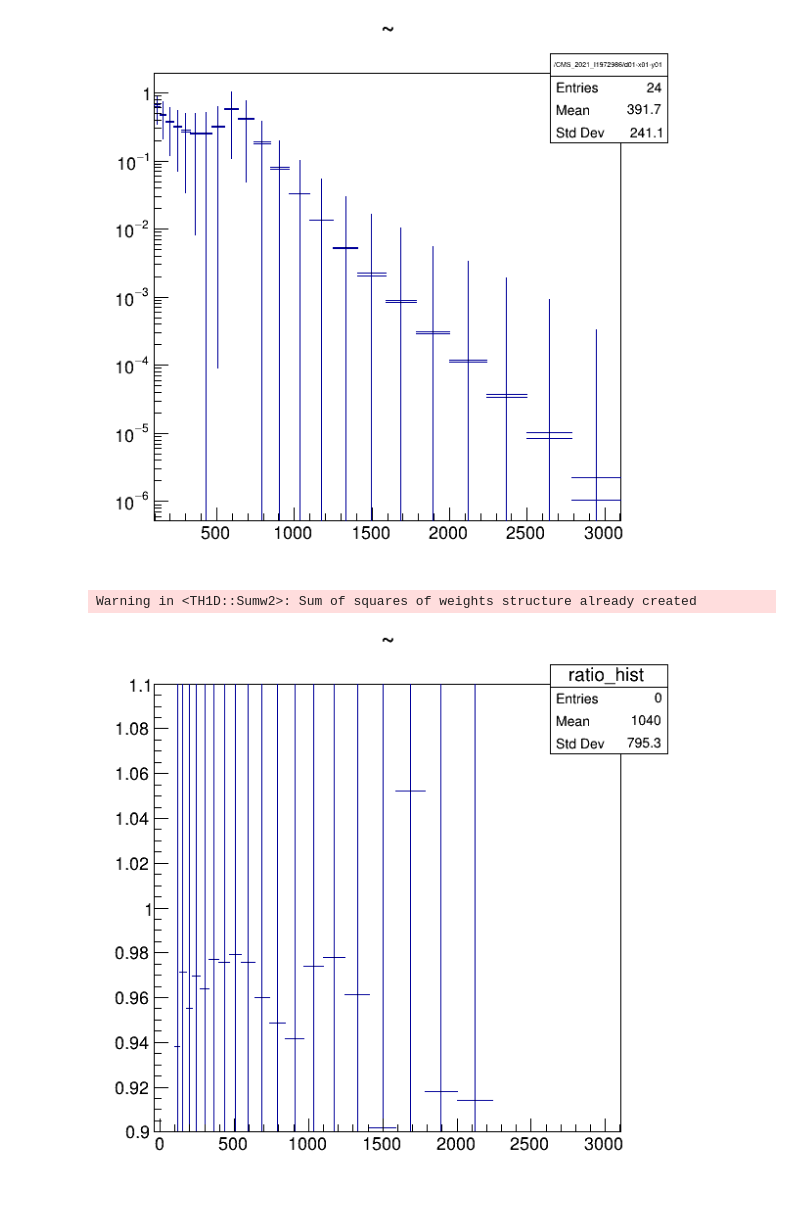
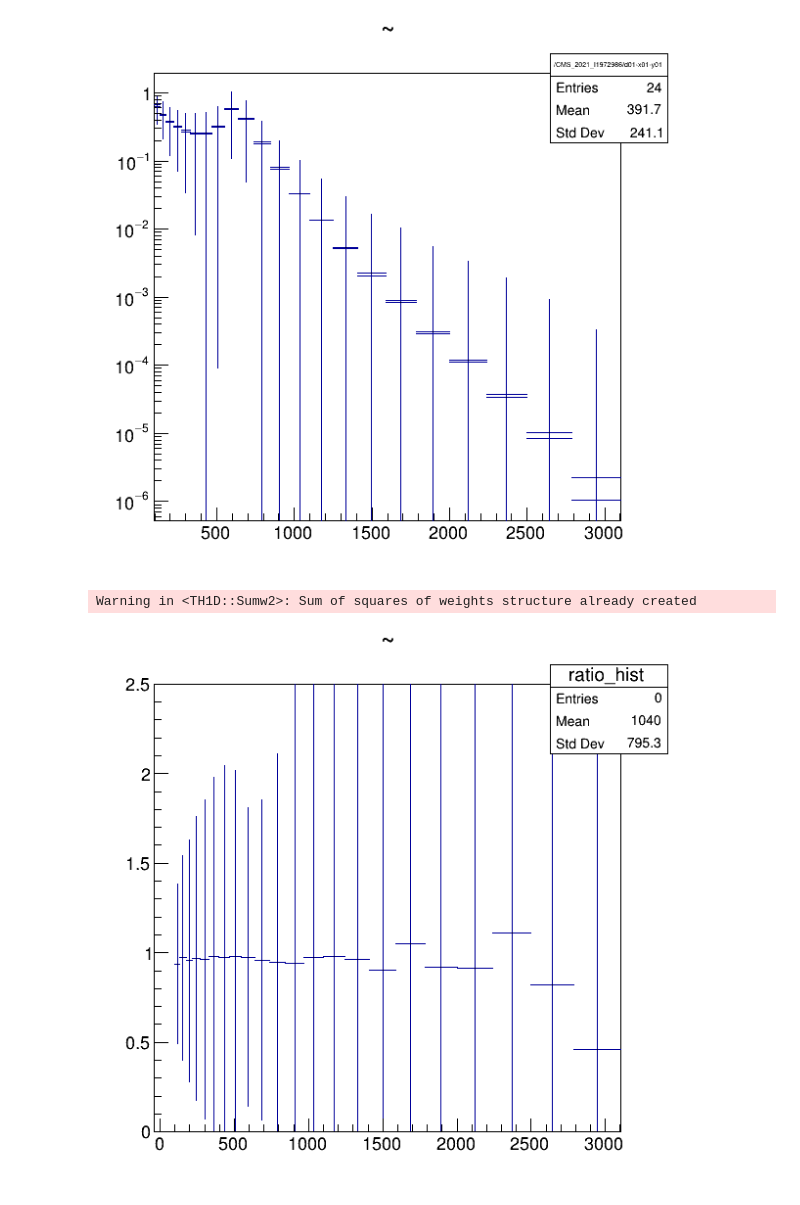
Before and after one commit to AliAlkadhim/NPC_Jets, a Jupyter notebook: rivet+pythia/plots/root/Untitled.ipynb, the cells around one changed output. Cells and saved outputs as stored; diff of their text form; code cells hidden in the pictures.

```diff
--- a/rivet+pythia/plots/root/Untitled.ipynb
+++ b/rivet+pythia/plots/root/Untitled.ipynb
@@ -35,19 +35,19 @@ hist_pre.Draw("SAME")
 [figure]
 # %%
 ratio_hist = hist_post.Clone("ratio_hist")
-ratio_hist.SetMinimum(0.9)
-ratio_hist.SetMaximum(1.1)
+ratio_hist.SetMinimum(0)
+ratio_hist.SetMaximum(2.5)
 x=ratio_hist.GetXaxis()
 ratio_hist.SetAxisRange(0,3000)
 
 ratio_hist.Sumw2()
 ratio_hist.Divide(hist_pre)
 c = ROOT.TCanvas("", "", 600, 600)
 
 c.Draw()
 ratio_hist.Draw()
 # %% [output]
 Warning in <TH1D::Sumw2>: Sum of squares of weights structure already created
-[figure, old version]
+[figure, new version]
 # %%
 ratio_hist.SetAxisRange(0,800)
```
Also changed, not shown: 8 other files.
